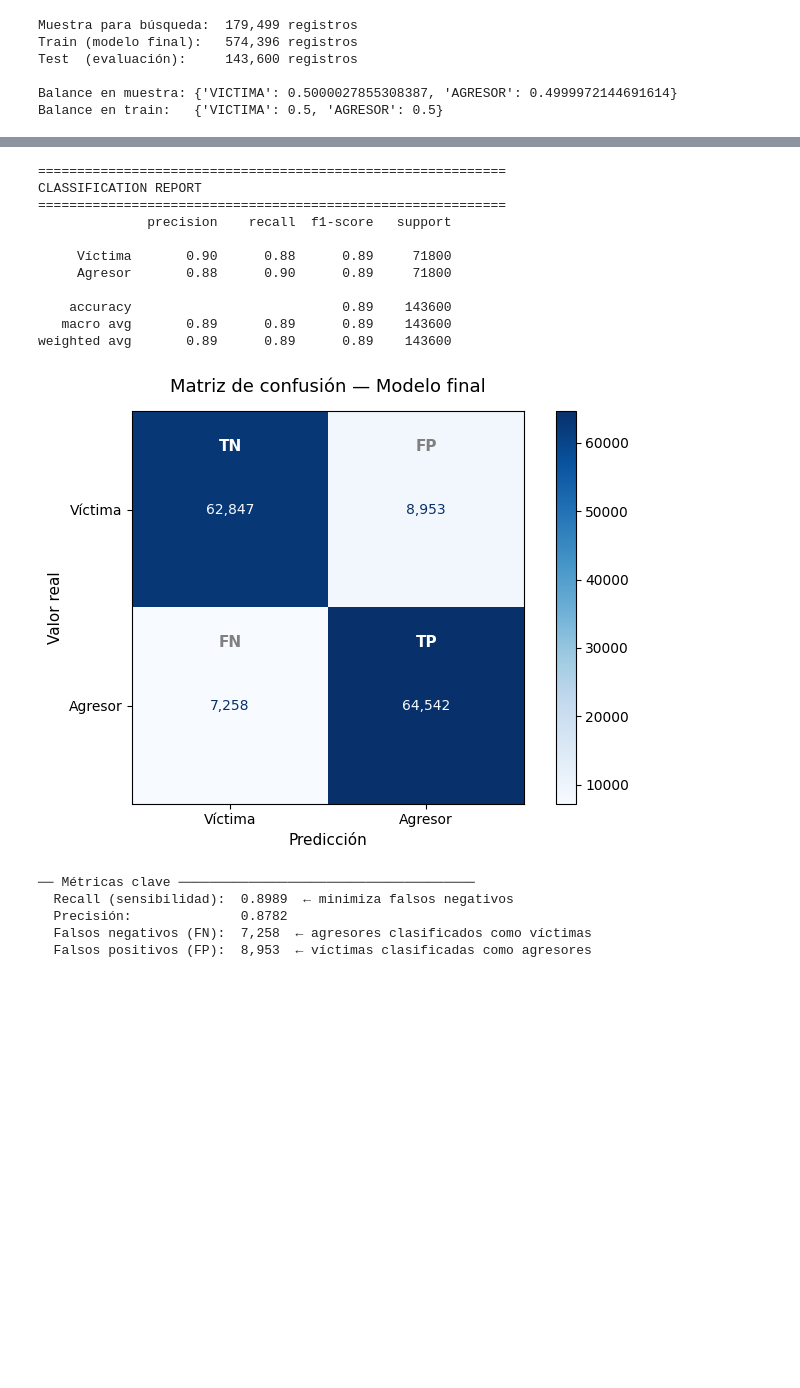
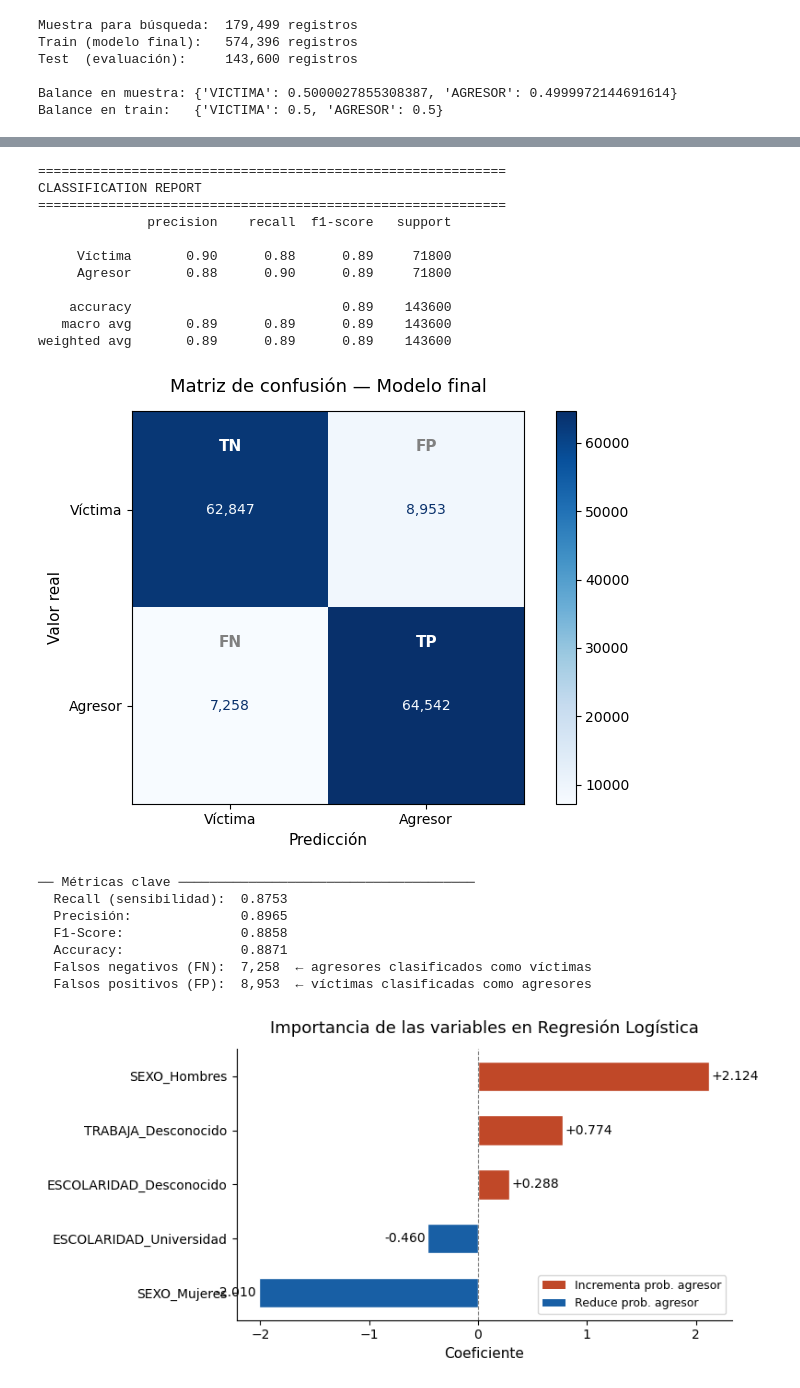
Before and after one commit to Ari-Castellanos/Proyecto2_MD, a Jupyter notebook: LogisticRegression_MD_Project2.ipynb, the cells around one changed output, grey strips where cells are left out. Drawn from its saved outputs; the diff is of its cells as text; code cells hidden in the pictures; blank space fills up the shorter version.

```diff
--- a/LogisticRegression_MD_Project2.ipynb
+++ b/LogisticRegression_MD_Project2.ipynb
@@ -174,18 +249,14 @@ LogisticRegression(C=np.float64(3.746401188473625), class_weight='balanced',
 # %%
-from sklearn.metrics import classification_report, confusion_matrix, ConfusionMatrixDisplay
-import matplotlib.pyplot as plt
-import numpy as np
-
-# ── 6. Predicciones sobre el test set ────────────────────────────────────────
+# ── 6.b Predicciones sobre el test set ────────────────────────────────────────
 y_pred = best_model.predict(X_test)
 
-# ── 7. Classification Report ──────────────────────────────────────────────────
+# ── 7.b Classification Report ──────────────────────────────────────────────────
 print("=" * 60)
 print("CLASSIFICATION REPORT")
 print("=" * 60)
 print(classification_report(y_test, y_pred, target_names=['Víctima', 'Agresor']))
 
-# ── 8. Matriz de confusión ────────────────────────────────────────────────────
+# ── 8.b Matriz de confusión ────────────────────────────────────────────────────
 cm = confusion_matrix(y_test, y_pred)
 
 fig, ax = plt.subplots(figsize=(7, 5))
@@ -218,12 +289,14 @@ plt.tight_layout()
 plt.savefig('confusion_matrix.png', dpi=150, bbox_inches='tight')
 plt.show()
 
-# ── 9. Métricas clave resumidas ───────────────────────────────────────────────
+# ── 9.b Métricas clave resumidas ───────────────────────────────────────────────
 tn, fp, fn, tp = cm.ravel()
 
 print("\n── Métricas clave ──────────────────────────────────────")
-print(f"  Recall (sensibilidad):  {tp / (tp + fn):.4f}  ← minimiza falsos negativos")
-print(f"  Precisión:              {tp / (tp + fp):.4f}")
+print(f"  Recall (sensibilidad):  {recall_score(y_test, y_pred, pos_label='AGRESOR'):.4f}")
+print(f"  Precisión:              {precision_score(y_test, y_pred, pos_label='AGRESOR'):.4f}")
+print(f"  F1-Score:               {f1_score(y_test, y_pred, pos_label='AGRESOR'):.4f}")
+print(f"  Accuracy:               {accuracy_score(y_test, y_pred):.4f}")
 print(f"  Falsos negativos (FN):  {fn:,}  ← agresores clasificados como víctimas")
 print(f"  Falsos positivos (FP):  {fp:,}  ← víctimas clasificadas como agresores")
 # %% [output]
@@ -240,7 +313,64 @@ CLASSIFICATION REPORT
 weighted avg       0.89      0.89      0.89    143600
 [figure]
 ── Métricas clave ──────────────────────────────────────
-  Recall (sensibilidad):  0.8989  ← minimiza falsos negativos
-  Precisión:              0.8782
+  Recall (sensibilidad):  0.8753
+  Precisión:              0.8965
+  F1-Score:               0.8858
+  Accuracy:               0.8871
   Falsos negativos (FN):  7,258  ← agresores clasificados como víctimas
   Falsos positivos (FP):  8,953  ← víctimas clasificadas como agresores
+# %%
+# ── 10. Top 5 variables por peso (coeficiente absoluto) ──────────────────────
+feature_names = X.columns.tolist()
+coefs = best_model.coef_[0]
+
+importance_df = (
+    pd.DataFrame({'variable': feature_names, 'coeficiente': coefs})
+    .assign(
+        coeficiente=lambda d: -d['coeficiente'],   # ← invertir signo
+        peso_abs=lambda d: d['coeficiente'].abs()
+    )
+    .sort_values('peso_abs', ascending=False)
+    .head(5)
+    .sort_values('coeficiente')
+)
+
+# ── 11. Gráfica ───────────────────────────────────────────────────────────────
+fig, ax = plt.subplots(figsize=(8, 4))
+
+colors = ['#C04828' if c > 0 else '#185FA5' for c in importance_df['coeficiente']]
+
+bars = ax.barh(
+    importance_df['variable'],
+    importance_df['coeficiente'],
+    color=colors,
+    edgecolor='white',
+    height=0.55
+)
+
+# Etiquetas de valor al lado de cada barra
+for bar, val in zip(bars, importance_df['coeficiente']):
+    offset = 0.01 * (importance_df['coeficiente'].abs().max())
+    ha = 'left' if val >= 0 else 'right'
+    x  = val + offset if val >= 0 else val - offset
+    ax.text(x, bar.get_y() + bar.get_height() / 2,
+            f'{val:+.3f}', va='center', ha=ha, fontsize=10)
+
+ax.axvline(0, color='gray', linewidth=0.8, linestyle='--')
+ax.set_xlabel('Coeficiente', fontsize=11)
+ax.set_title('Importancia de las variables en Regresión Logística', fontsize=13, pad=12)
+ax.spines[['top', 'right']].set_visible(False)
+
+# Leyenda de color
+from matplotlib.patches import Patch
+legend_elements = [
+    Patch(facecolor='#C04828', label='Incrementa prob. agresor'),
+    Patch(facecolor='#185FA5', label='Reduce prob. agresor'),
+]
+ax.legend(handles=legend_elements, fontsize=9, loc='lower right')
+
+plt.tight_layout()
+plt.savefig('top5_features.png', dpi=150, bbox_inches='tight')
+plt.show()
+# %% [output]
+[figure, added]
```
Also changed, not shown: parts of 5 cells of this notebook, 3 other files.
